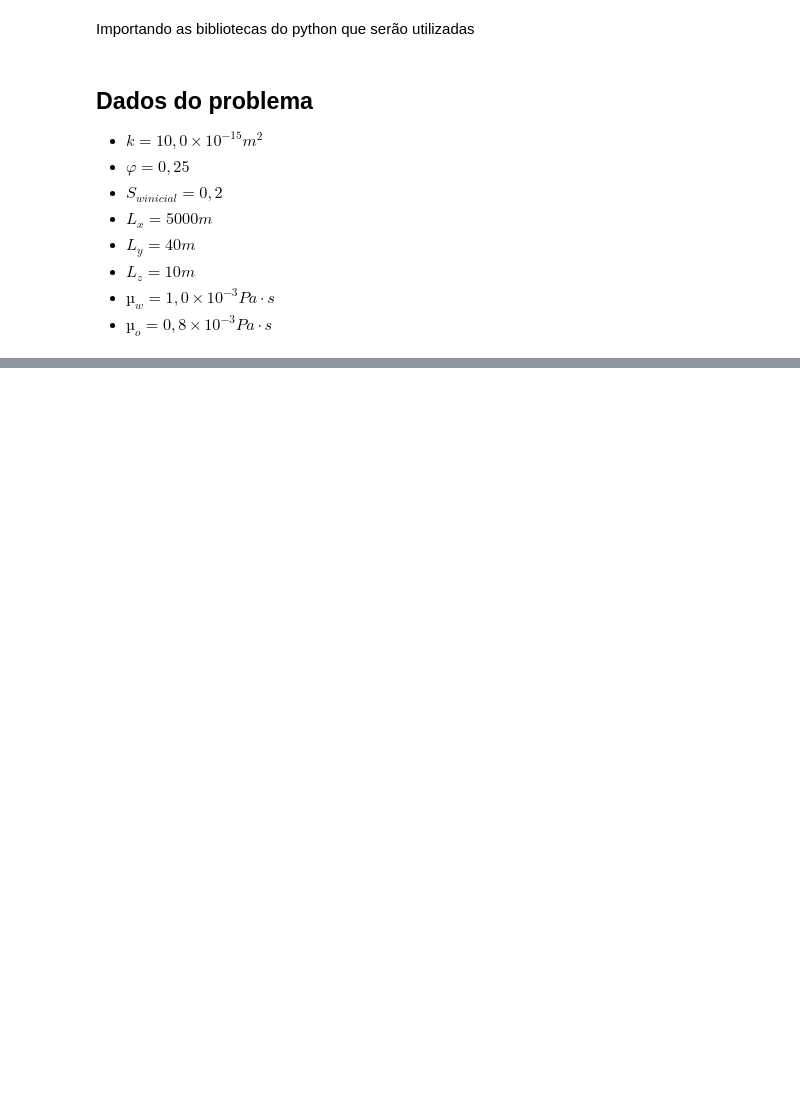
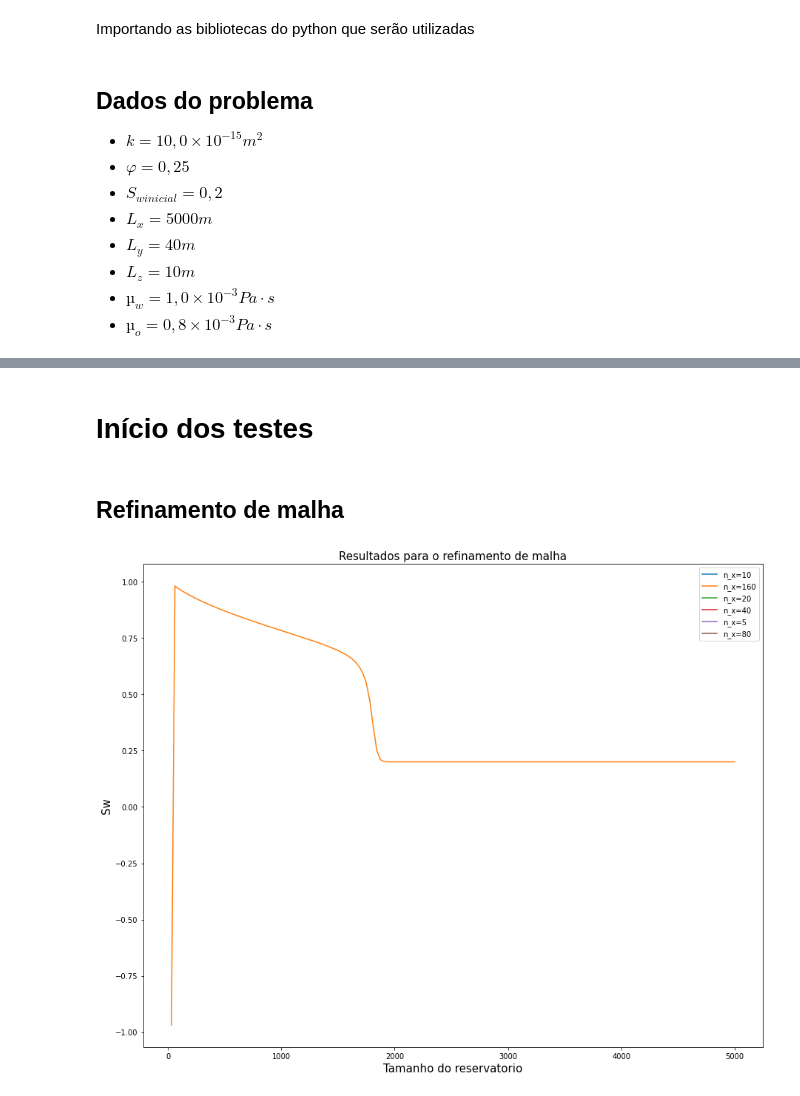
Before and after one commit to harduim300/Trab1SimuladoresReservatorios, a Jupyter notebook: Trabalho2-SimulacaoDeReservatorios.ipynb, the cells around one changed output, grey strips where cells are left out. Cells and saved outputs as stored; diff of their text form; code cells hidden in the pictures; blank space fills up the shorter version.

```diff
--- a/Trabalho2-SimulacaoDeReservatorios.ipynb
+++ b/Trabalho2-SimulacaoDeReservatorios.ipynb
@@ -43,0 +131,32 @@ qt = 1.0*(10**-3)
+# %% [markdown]
+# Início dos testes
+# %% [markdown]
+## Refinamento de malha
+# %%
+k = 10.0* (10**-15)
+phi = 0.25
+Sw_inicial = 0.2
+C = 1
+Lx = 5000
+Ly = 40
+Lz = 10
+miw = 1.0*(10**-3)
+mio = 0.8*(10**-3)
+qt = 1.0*(10**-3)
+tempo_total = 365*3
+n_x = 400
+nxs = [5, 10, 20, 40, 80, 160]
+my_list = []
+for n_x in nxs:
+    df = calcSw(Sw_inicial, C, miw, mio, qt, phi, Lx, Ly, Lz, n_x, tempo_total)
+    df = df.rename(columns={'Sw':f'n_x={n_x}'})
+    my_list.append(df)
+df = pd.concat([df.stack() for df in my_list], axis=0).unstack()
+f, a = plt.subplots(1,1, figsize=(15,12))
+df.plot(ax=a)
+a.set_title(f'Resultados para o refinamento de malha', fontsize=15)
+a.set_xlabel('Tamanho do reservatorio',fontsize=15)
+a.set_ylabel('Sw',fontsize=15)
+plt.show()
+# %% [output]
+[figure, added]
```
Also changed, not shown: parts of 8 cells of this notebook.
